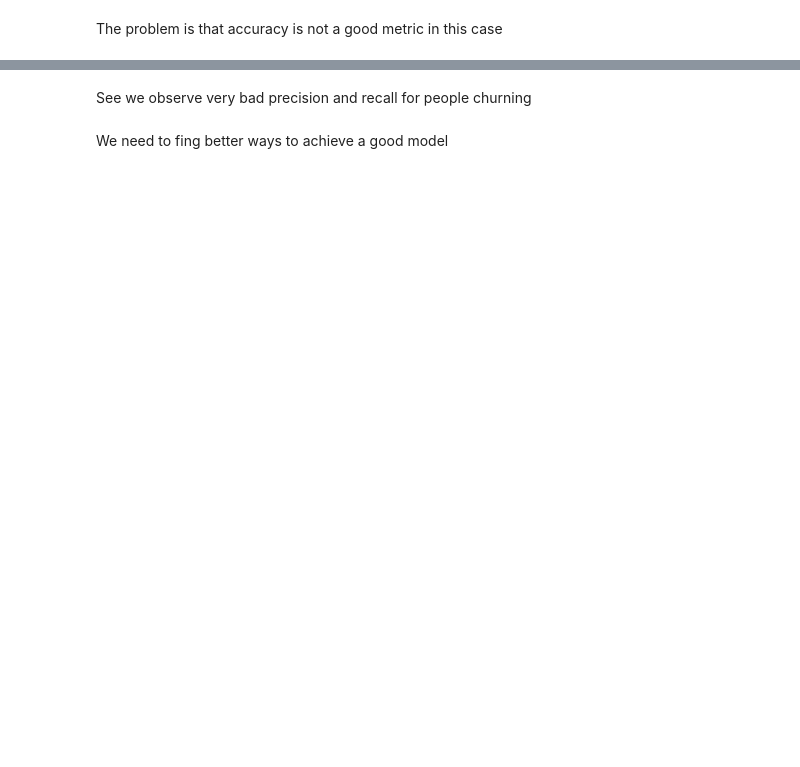
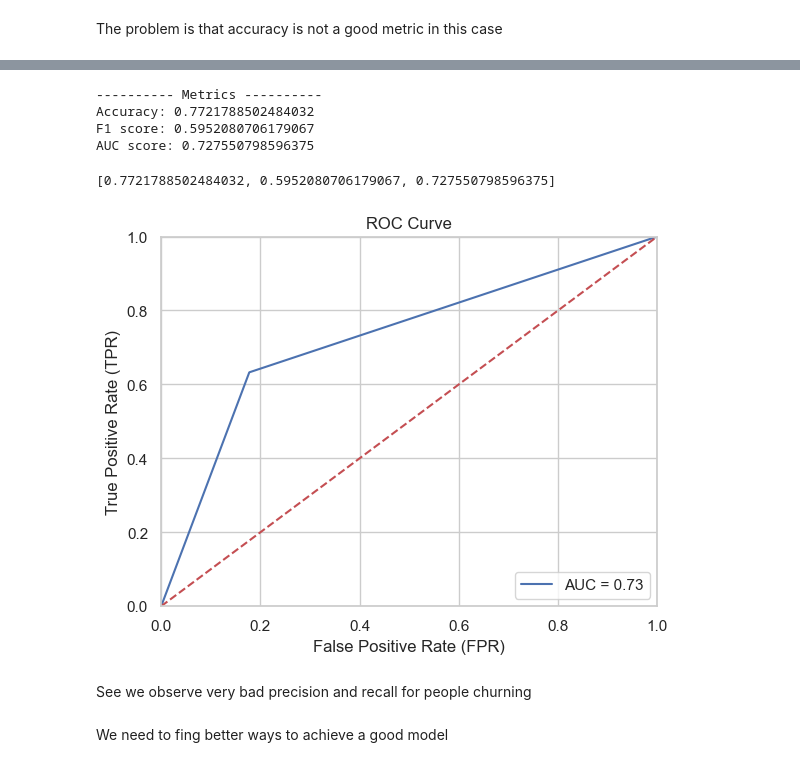
Before and after one commit to RonanRibouletPython/Customer_Churn_Prediction_Project, a Jupyter notebook: notebook/model_experiments.ipynb, the cells around one changed output, grey strips where cells are left out. Drawn from its saved outputs; the diff is of its cells as text; code cells hidden in the pictures; blank space fills up the shorter version.

```diff
--- a/notebook/model_experiments.ipynb
+++ b/notebook/model_experiments.ipynb
@@ -748,3 +805,18 @@ weighted avg       0.78      0.77      0.77      1409
+# %%
+final_rf_prediction = rf.predict(X_test)
+# %%
+print_metrics(y_test, final_rf_prediction)
+# %% [output]
+---------- Metrics ----------
+Accuracy: 0.7721788502484032
+F1 score: 0.5952080706179067
+AUC score: 0.727550798596375
+[0.7721788502484032, 0.5952080706179067, 0.727550798596375]
+# %%
+# Print ROC Curve
+roc_print(y_test, final_rf_prediction)
+# %% [output]
+[figure, added]
 # %% [markdown]
 See we observe very bad precision and recall for people churning
 # %% [markdown]
```
Also changed, not shown: parts of 56 cells of this notebook, 4 other files.
